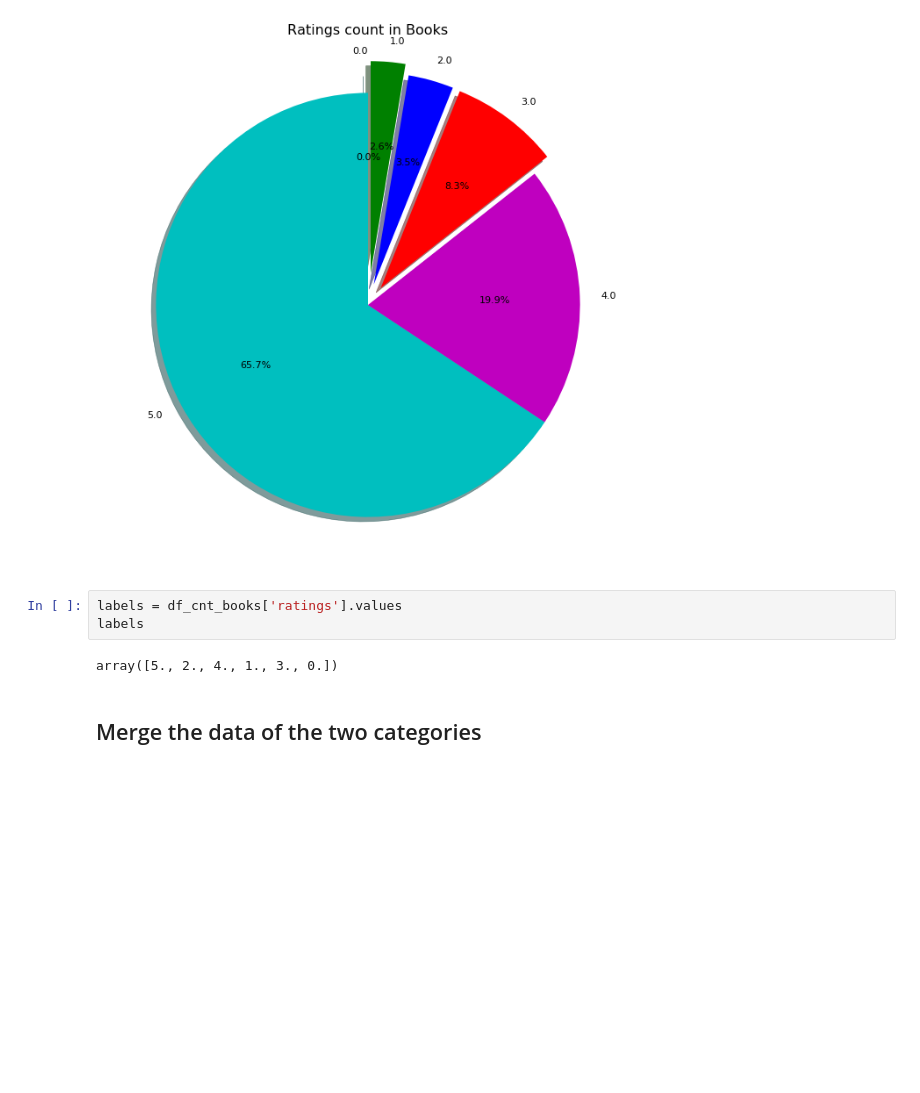
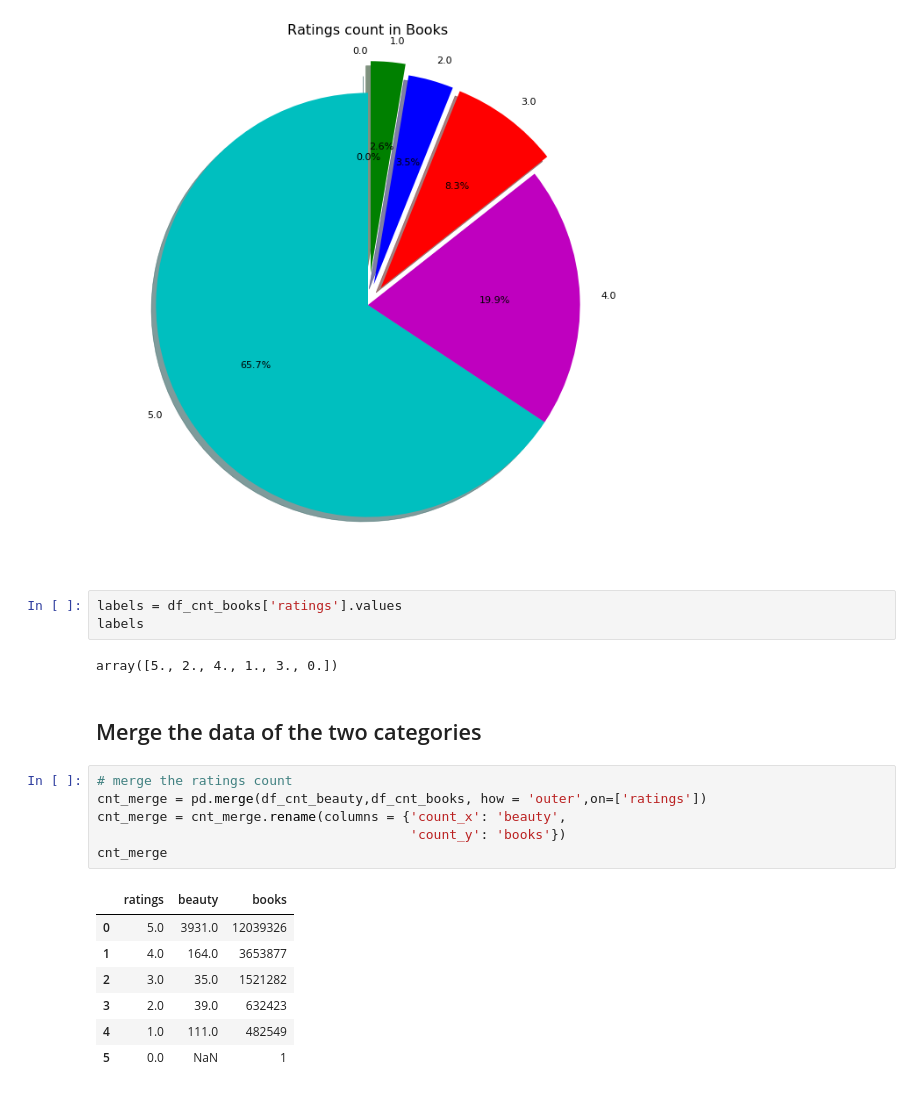
Before and after one commit to Nicole-LijuanChen/Patterns-in-Amazon-customer-ratings, a Jupyter notebook: data-cleaning.ipynb, the cells around one changed output. Saved outputs shown, nothing was run; the diff lists cells and outputs as text; blank space fills up the shorter version.

```diff
--- a/data-cleaning.ipynb
+++ b/data-cleaning.ipynb
@@ -410,3 +437,17 @@ labels
 array([5., 2., 4., 1., 3., 0.])
 # %% [markdown]
 ## Merge the data of the two categories
+# %%
+# merge the ratings count
+cnt_merge = pd.merge(df_cnt_beauty,df_cnt_books, how = 'outer',on=['ratings'])
+cnt_merge = cnt_merge.rename(columns = {'count_x': 'beauty',
+                                        'count_y': 'books'})
+cnt_merge
+# %% [output]
+|  | ratings | beauty | books |
+| 0 | 5.0 | 3931.0 | 12039326 |
+| 1 | 4.0 | 164.0 | 3653877 |
+| 2 | 3.0 | 35.0 | 1521282 |
+| 3 | 2.0 | 39.0 | 632423 |
+| 4 | 1.0 | 111.0 | 482549 |
+| 5 | 0.0 | NaN | 1 |
```
Also changed, not shown: parts of 15 cells of this notebook.
